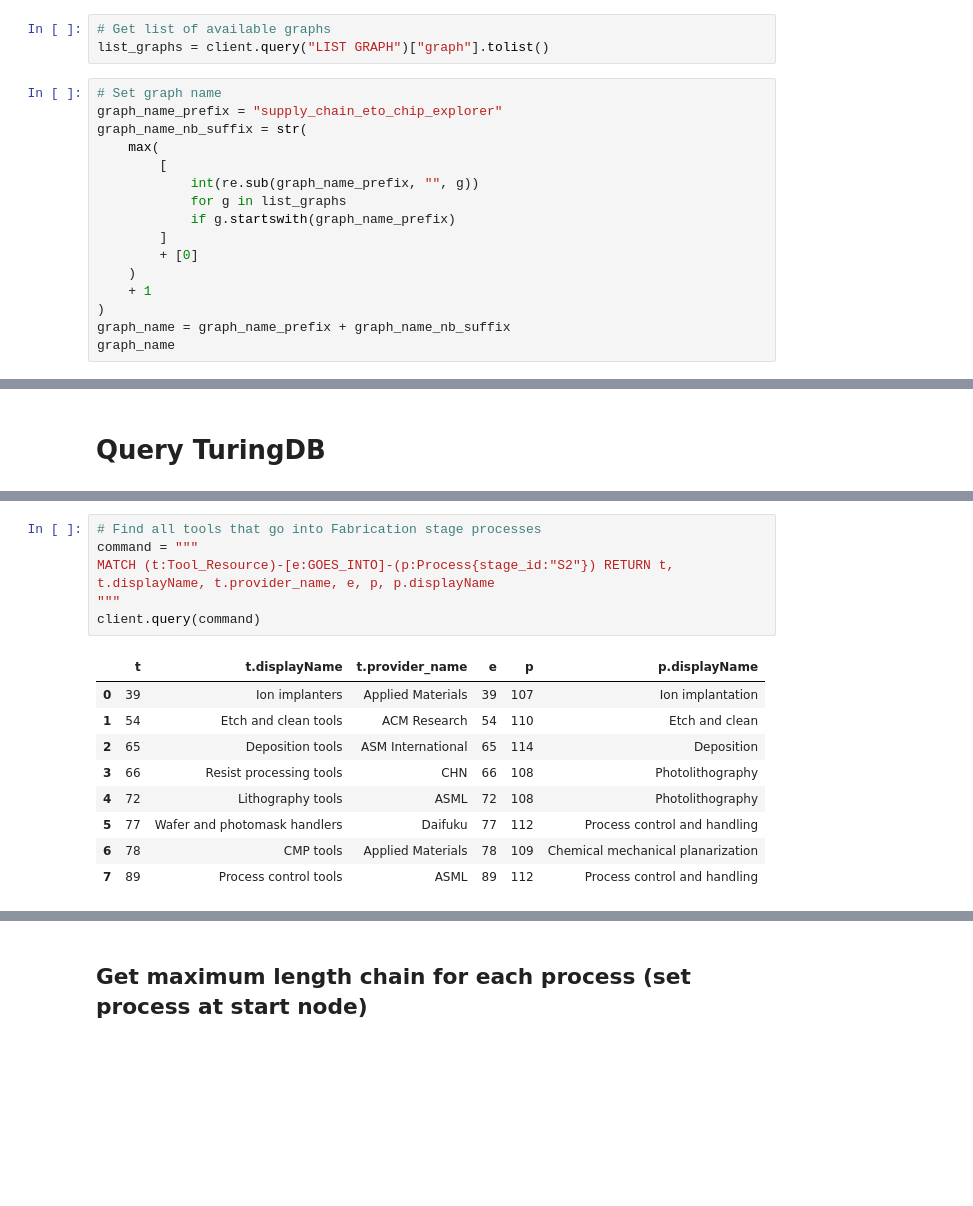
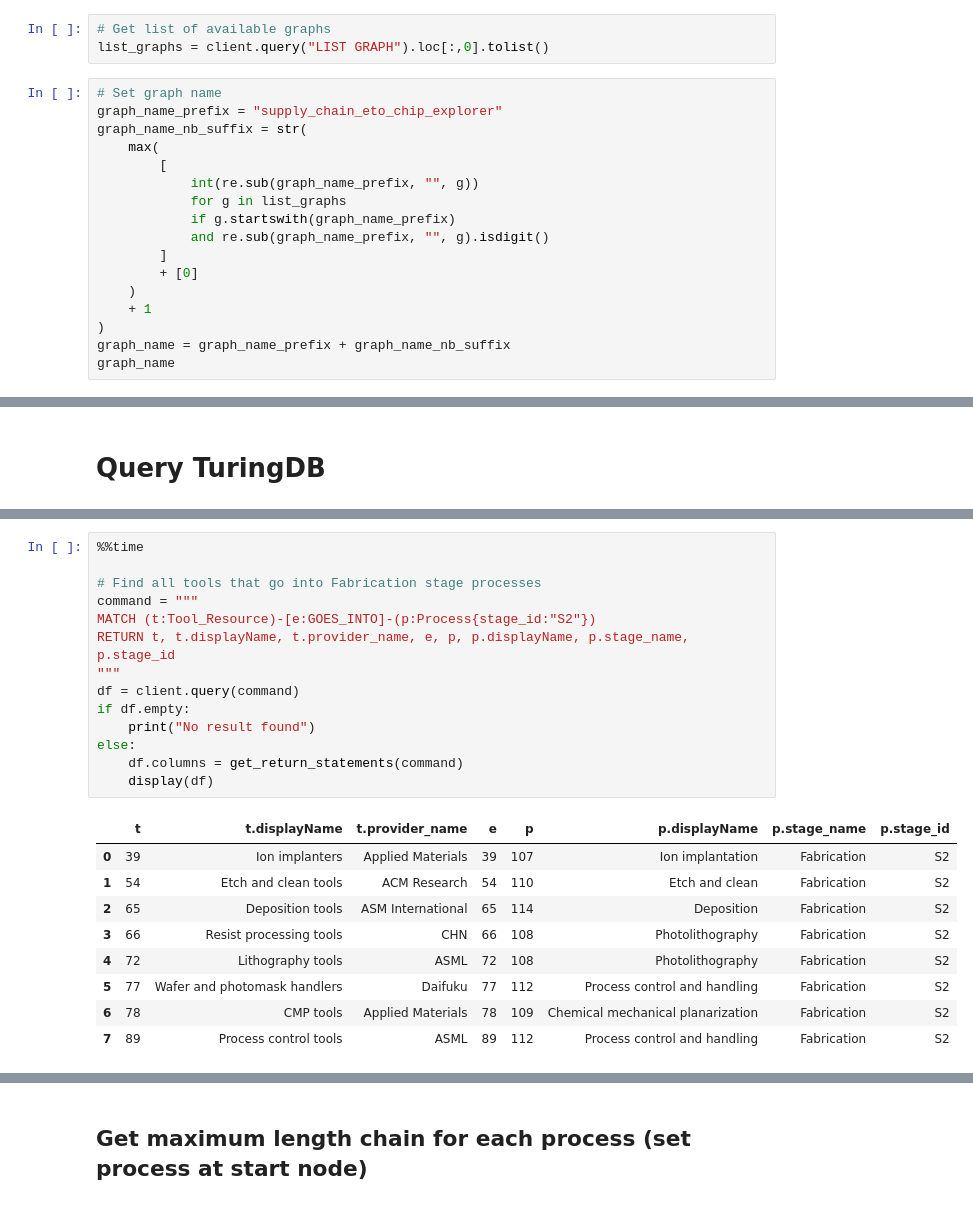
Before and after one commit to turing-db/turingdb-examples, a Jupyter notebook: examples/notebooks/public_version/supply_chain_eto-chip-explorer.ipynb, the cells around one changed output, grey strips where cells are left out. Saved outputs shown, nothing was run; the diff lists cells and outputs as text; blank space fills up the shorter version.

Commit message:
Add clean version of notebooks

```diff
--- a/examples/notebooks/public_version/supply_chain_eto-chip-explorer.ipynb
+++ b/examples/notebooks/public_version/supply_chain_eto-chip-explorer.ipynb
@@ -433,7 +397,7 @@ client = TuringDB(
 )
 # %%
 # Get list of available graphs
-list_graphs = client.query("LIST GRAPH")["graph"].tolist()
+list_graphs = client.query("LIST GRAPH").loc[:,0].tolist()
 # %%
 # Set graph name
 graph_name_prefix = "supply_chain_eto_chip_explorer"
@@ -443,6 +407,7 @@ graph_name_nb_suffix = str(
             int(re.sub(graph_name_prefix, "", g))
             for g in list_graphs
             if g.startswith(graph_name_prefix)
+            and re.sub(graph_name_prefix, "", g).isdigit()
         ]
         + [0]
     )
@@ -768,16 +854,24 @@ client.query(command)
 # %%
+%%time
+
 # Find all tools that go into Fabrication stage processes
 command = """
-MATCH (t:Tool_Resource)-[e:GOES_INTO]-(p:Process{stage_id:"S2"}) RETURN t, t.displayName, t.provider_name, e, p, p.displayName
+MATCH (t:Tool_Resource)-[e:GOES_INTO]-(p:Process{stage_id:"S2"})
+RETURN t, t.displayName, t.provider_name, e, p, p.displayName, p.stage_name, p.stage_id
 """
-client.query(command)
+df = client.query(command)
+if df.empty:
+    print("No result found")
+else:
+    df.columns = get_return_statements(command)
+    display(df)
 # %% [output]
-|  | t | t.displayName | t.provider_name | e | p | p.displayName |
-| 0 | 39 | Ion implanters | Applied Materials | 39 | 107 | Ion implantation |
-| 1 | 54 | Etch and clean tools | ACM Research | 54 | 110 | Etch and clean |
-| 2 | 65 | Deposition tools | ASM International | 65 | 114 | Deposition |
-| 3 | 66 | Resist processing tools | CHN | 66 | 108 | Photolithography |
-| 4 | 72 | Lithography tools | ASML | 72 | 108 | Photolithography |
-| 5 | 77 | Wafer and photomask handlers | Daifuku | 77 | 112 | Process control and handling |
-| 6 | 78 | CMP tools | Applied Materials | 78 | 109 | Chemical mechanical planarization |
-| 7 | 89 | Process control tools | ASML | 89 | 112 | Process control and handling |
+|  | t | t.displayName | t.provider_name | e | p | p.displayName | p.stage_name | p.stage_id |
+| 0 | 39 | Ion implanters | Applied Materials | 39 | 107 | Ion implantation | Fabrication | S2 |
+| 1 | 54 | Etch and clean tools | ACM Research | 54 | 110 | Etch and clean | Fabrication | S2 |
+| 2 | 65 | Deposition tools | ASM International | 65 | 114 | Deposition | Fabrication | S2 |
+| 3 | 66 | Resist processing tools | CHN | 66 | 108 | Photolithography | Fabrication | S2 |
+| 4 | 72 | Lithography tools | ASML | 72 | 108 | Photolithography | Fabrication | S2 |
+| 5 | 77 | Wafer and photomask handlers | Daifuku | 77 | 112 | Process control and handling | Fabrication | S2 |
+| 6 | 78 | CMP tools | Applied Materials | 78 | 109 | Chemical mechanical planarization | Fabrication | S2 |
+| 7 | 89 | Process control tools | ASML | 89 | 112 | Process control and handling | Fabrication | S2 |
```
Also changed, not shown: parts of 69 cells of this notebook, 2 other files.
